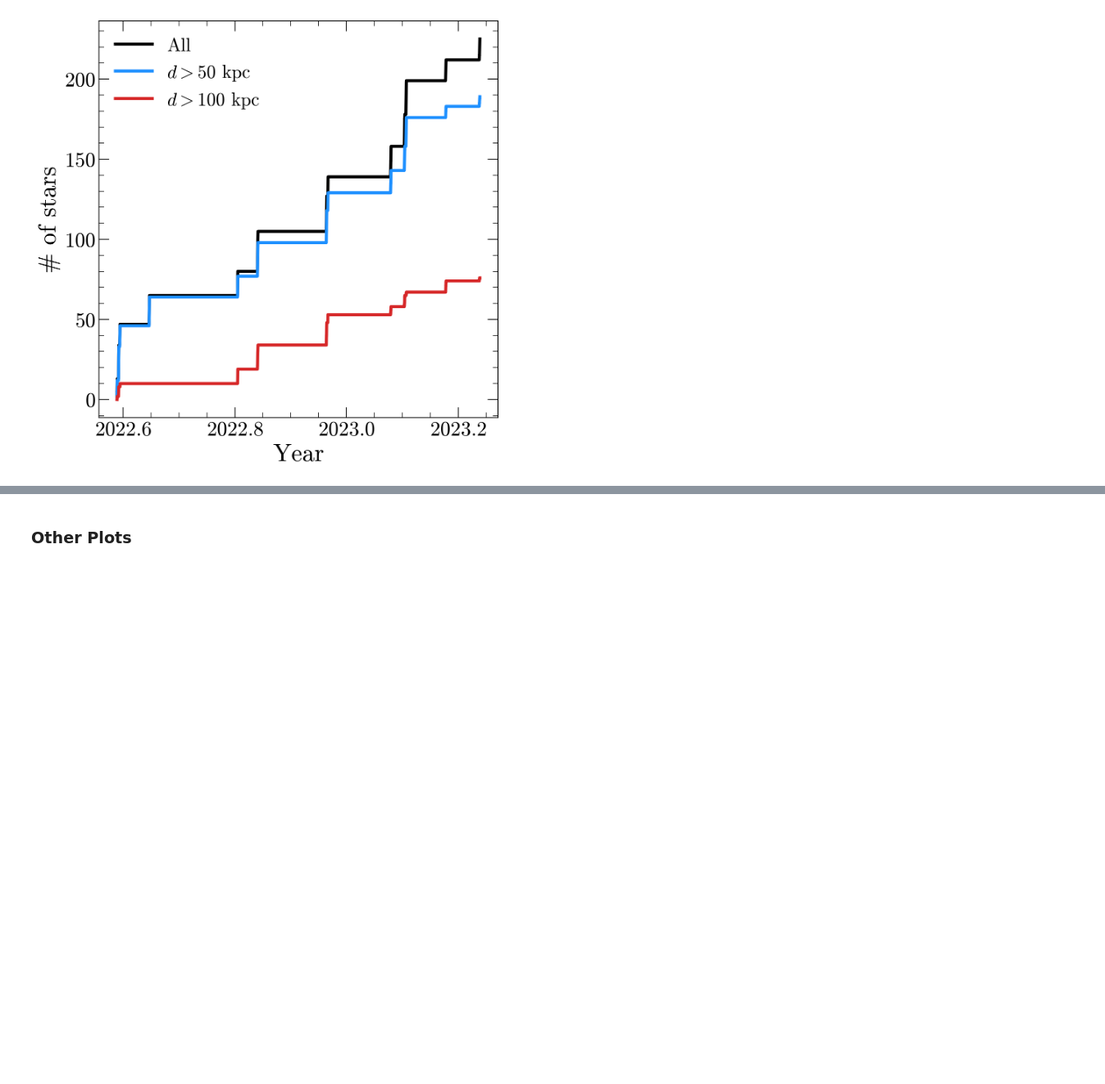
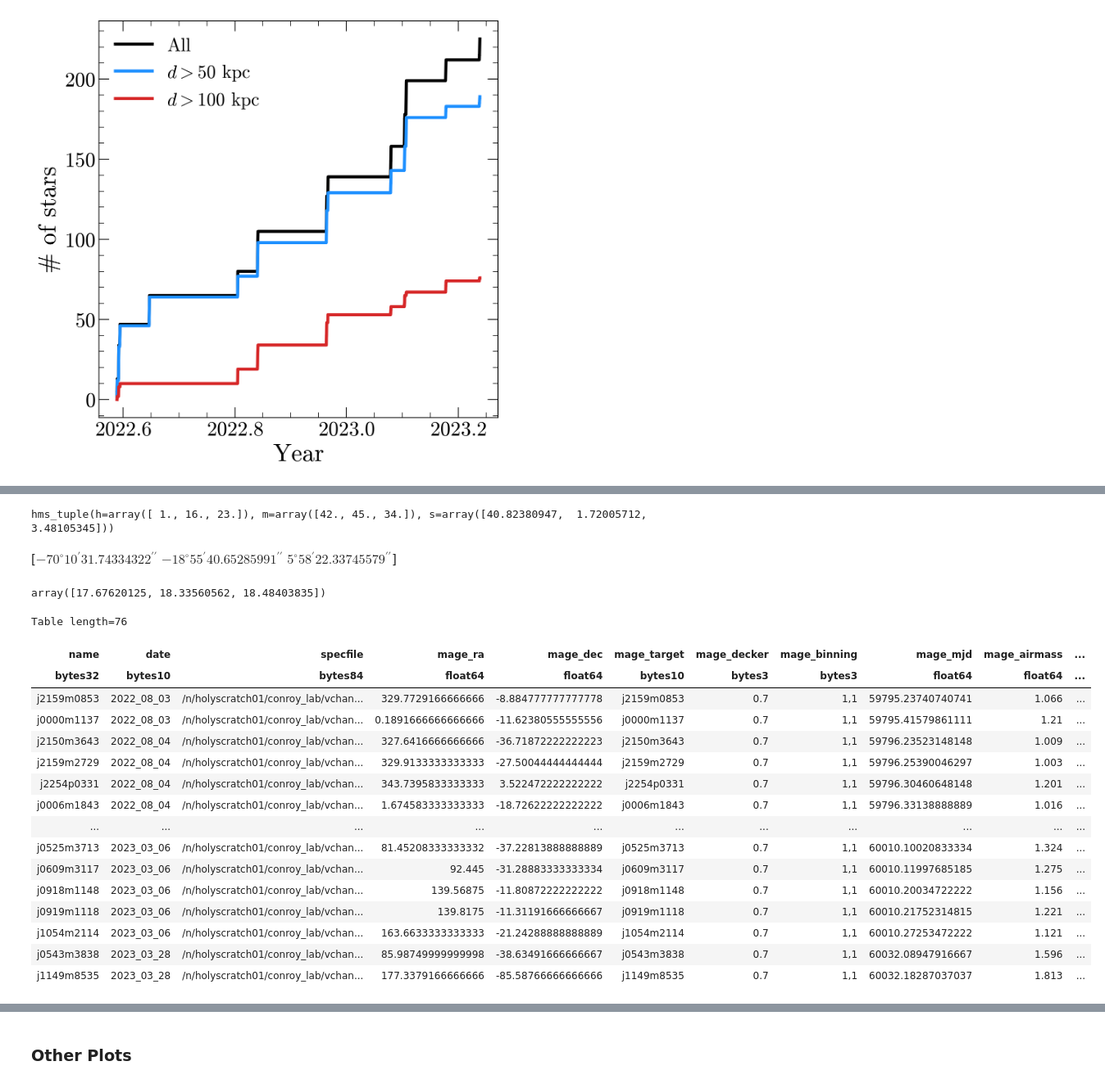
Before and after one commit to vedantchandra/merlin, a Jupyter notebook: pipeline/nb/00_survey_overview.ipynb, the cells around one changed output, grey strips where cells are left out. Shown at 82% size. Cells and saved outputs as stored; diff of their text form; code cells hidden in the pictures; blank space fills up the shorter version.

```diff
--- a/pipeline/nb/00_survey_overview.ipynb
+++ b/pipeline/nb/00_survey_overview.ipynb
@@ -114,0 +255,34 @@ Table length=1
+# %%
+Angle(mkquants(left['RA']) * u.deg).hms
+# %% [output]
+hms_tuple(h=array([ 1., 16., 23.]), m=array([42., 45., 34.]), s=array([40.82380947,  1.72005712,  3.48105345]))
+# %%
+Angle(mkquants(left['DEC']) * u.deg)
+# %% [output]
+[$-70^\circ10{}^\prime31.74334322{}^{\prime\prime}$
+ $-18^\circ55{}^\prime40.65285991{}^{\prime\prime}$
+ $5^\circ58{}^\prime22.33745579{}^{\prime\prime}$]
+# %%
+mkquants(left['phot_g_mean_mag'])
+# %% [output]
+array([17.67620125, 18.33560562, 18.48403835])
+# %%
+mage[clean & (mage['Dist'] > 100) & (mage['Dist'] > 100)]
+# %% [output]
+Table length=76
+| name | date | specfile | mage_ra | mage_dec | mage_target | mage_decker | mage_binning | mage_mjd | mage_airmass | ... |
+| bytes32 | bytes10 | bytes84 | float64 | float64 | bytes10 | bytes3 | bytes3 | float64 | float64 | ... |
+| j2159m0853 | 2022_08_03 | /n/holyscratch01/conroy_lab/vchan... | 329.7729166666666 | -8.884777777777778 | j2159m0853 | 0.7 | 1,1 | 59795.23740740741 | 1.066 | ... |
+| j0000m1137 | 2022_08_03 | /n/holyscratch01/conroy_lab/vchan... | 0.1891666666666666 | -11.62380555555556 | j0000m1137 | 0.7 | 1,1 | 59795.41579861111 | 1.21 | ... |
+| j2150m3643 | 2022_08_04 | /n/holyscratch01/conroy_lab/vchan... | 327.6416666666666 | -36.71872222222223 | j2150m3643 | 0.7 | 1,1 | 59796.23523148148 | 1.009 | ... |
+| j2159m2729 | 2022_08_04 | /n/holyscratch01/conroy_lab/vchan... | 329.9133333333333 | -27.50044444444444 | j2159m2729 | 0.7 | 1,1 | 59796.25390046297 | 1.003 | ... |
+| j2254p0331 | 2022_08_04 | /n/holyscratch01/conroy_lab/vchan... | 343.7395833333333 | 3.522472222222222 | j2254p0331 | 0.7 | 1,1 | 59796.30460648148 | 1.201 | ... |
+| j0006m1843 | 2022_08_04 | /n/holyscratch01/conroy_lab/vchan... | 1.674583333333333 | -18.72622222222222 | j0006m1843 | 0.7 | 1,1 | 59796.33138888889 | 1.016 | ... |
+| ... | ... | ... | ... | ... | ... | ... | ... | ... | ... | ... |
+| j0525m3713 | 2023_03_06 | /n/holyscratch01/conroy_lab/vchan... | 81.45208333333332 | -37.22813888888889 | j0525m3713 | 0.7 | 1,1 | 60010.10020833334 | 1.324 | ... |
+| j0609m3117 | 2023_03_06 | /n/holyscratch01/conroy_lab/vchan... | 92.445 | -31.28883333333334 | j0609m3117 | 0.7 | 1,1 | 60010.11997685185 | 1.275 | ... |
+| j0918m1148 | 2023_03_06 | /n/holyscratch01/conroy_lab/vchan... | 139.56875 | -11.80872222222222 | j0918m1148 | 0.7 | 1,1 | 60010.20034722222 | 1.156 | ... |
+| j0919m1118 | 2023_03_06 | /n/holyscratch01/conroy_lab/vchan... | 139.8175 | -11.31191666666667 | j0919m1118 | 0.7 | 1,1 | 60010.21752314815 | 1.221 | ... |
+| j1054m2114 | 2023_03_06 | /n/holyscratch01/conroy_lab/vchan... | 163.6633333333333 | -21.24288888888889 | j1054m2114 | 0.7 | 1,1 | 60010.27253472222 | 1.121 | ... |
+| j0543m3838 | 2023_03_28 | /n/holyscratch01/conroy_lab/vchan... | 85.98749999999998 | -38.63491666666667 | j0543m3838 | 0.7 | 1,1 | 60032.08947916667 | 1.596 | ... |
+| j1149m8535 | 2023_03_28 | /n/holyscratch01/conroy_lab/vchan... | 177.3379166666666 | -85.58766666666666 | j1149m8535 | 0.7 | 1,1 | 60032.18287037037 | 1.813 | ... |
```
Also changed, not shown: parts of 32 cells of this notebook, 4 other files.
